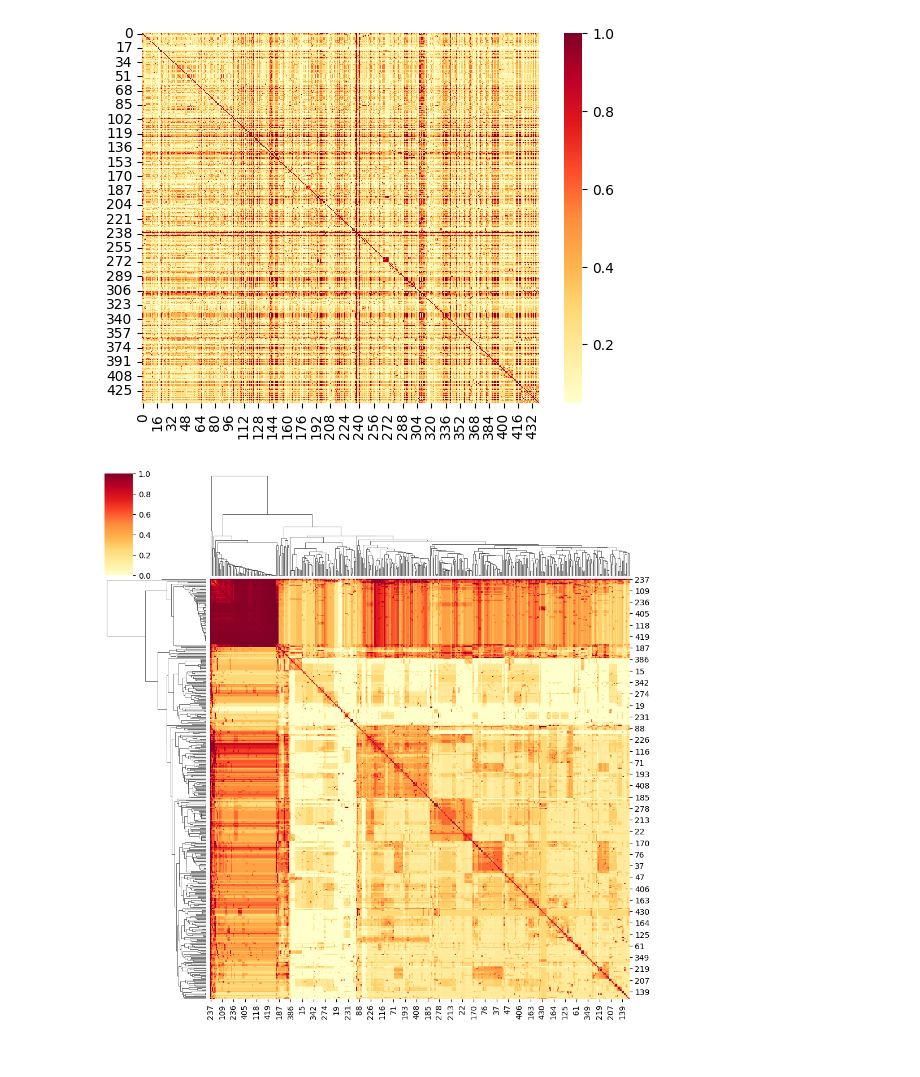
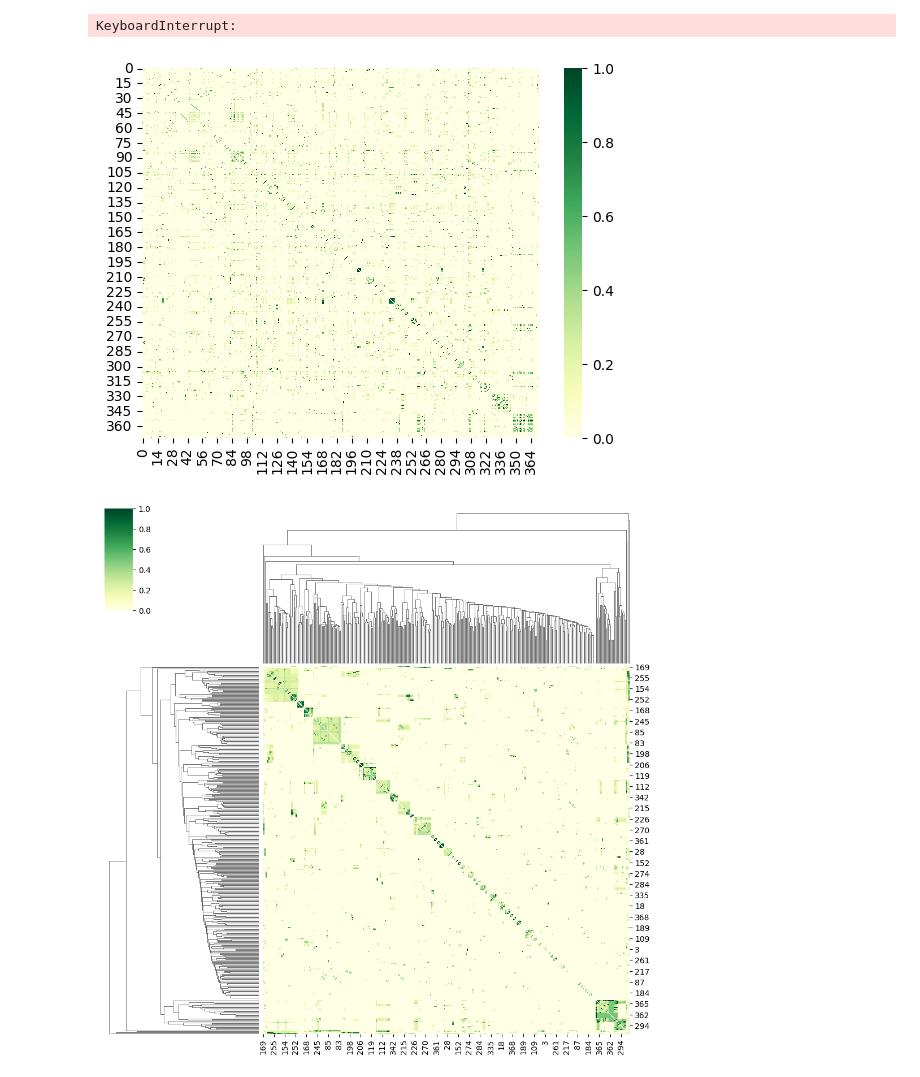
Before and after one commit to skelysium/metabolism-clustering, a Jupyter notebook: project_code.ipynb, the cells around one changed output. Cells and saved outputs as stored; diff of their text form; code cells hidden in the pictures.

Commit message:
about done with overlap matrices. pre-reduction matrix might still have kinks. have not written all to file yet.

```diff
--- a/project_code.ipynb
+++ b/project_code.ipynb
@@ -305,18 +336,34 @@ def overlap(connect):
         return(Ovs) # return the list of matrices
     else: print('argument must be a matrix or list of matrices') # dummy!
 
-# ovp_iJO1366, ovpHR_iJO1366, ovpR_iJO1366 = overlap([con_iJO1366, conHR_iJO1366, conR_iJO1366]) # takes a while
-# ovp_ECC2, ovpHR_ECC2, ovpR_ECC2 = overlap([con_ECC2, conHR_ECC2, conR_ECC2])
+ovp_iJO1366, ovpR_iJO1366 = overlap([con_iJO1366, conR_iJO1366]) # takes a while
+ovp_ECC2, ovpR_ECC2 = overlap([con_ECC2, conR_ECC2])
 
-ovpR_ECC2 = overlap(conR_ECC2)
+# write to file (so we don't have to run this long-ass thing every time)
+ovp_iJO1366_pd = pd.DataFrame(ovp_iJO1366,columns=spIDs_iJO1366) # convert to dataframe for file saving
+ovp_iJO1366_pd.to_csv(Path('overlap_matrices/iJO1366/iJO1366.csv')) # save the file!
+
+ovpR_iJO1366_pd = pd.DataFrame(ovpR_iJO1366,columns=spIDsR_iJO1366) # convert to dataframe for file saving
+ovpR_iJO1366_pd.to_csv(Path('overlap_matrices/iJO1366/iJO1366_reduced.csv')) # save the file!
+
+ovp_ECC2_pd = pd.DataFrame(ovp_ECC2,columns=spIDs_ECC2) # convert to dataframe for file saving
+ovp_ECC2_pd.to_csv(Path('overlap_matrices/ECC2/ECC2.csv')) # save the file!
+
+ovpR_ECC2_pd = pd.DataFrame(ovpR_ECC2,columns=spIDsR_ECC2) # convert to dataframe for file saving
+ovpR_ECC2_pd.to_csv(Path('overlap_matrices/ECC2/ECC2_reduced.csv')) # save the file!
+# %% [output]
+KeyboardInterrupt:
 # %%
-sb.heatmap(ovpR_ECC2[0:440,0:440],cmap='YlOrRd',vmin=0.05).
+for i in np.arange(len(ovpR_ECC2[:,0])):
+    ovpR_ECC2[i,i] = 0
+
+sea.heatmap(ovpR_ECC2,cmap='YlGn')
 plt.show()
 
-sb.clustermap(ovpR_ECC2[0:440,0:440],cmap='YlOrRd')
+sea.clustermap(ovpR_ECC2,cmap='YlGn',dendrogram_ratio=(.3))
 plt.show()
 
 # is this the correct conversion from overlap matrix to clustering/dendrogram?
 # %% [output]
-[figure, old version]
+[figure, new version]
-[figure, old version]
+[figure, new version]
```
Also changed, not shown: parts of 2 cells of this notebook, 5 other files.
